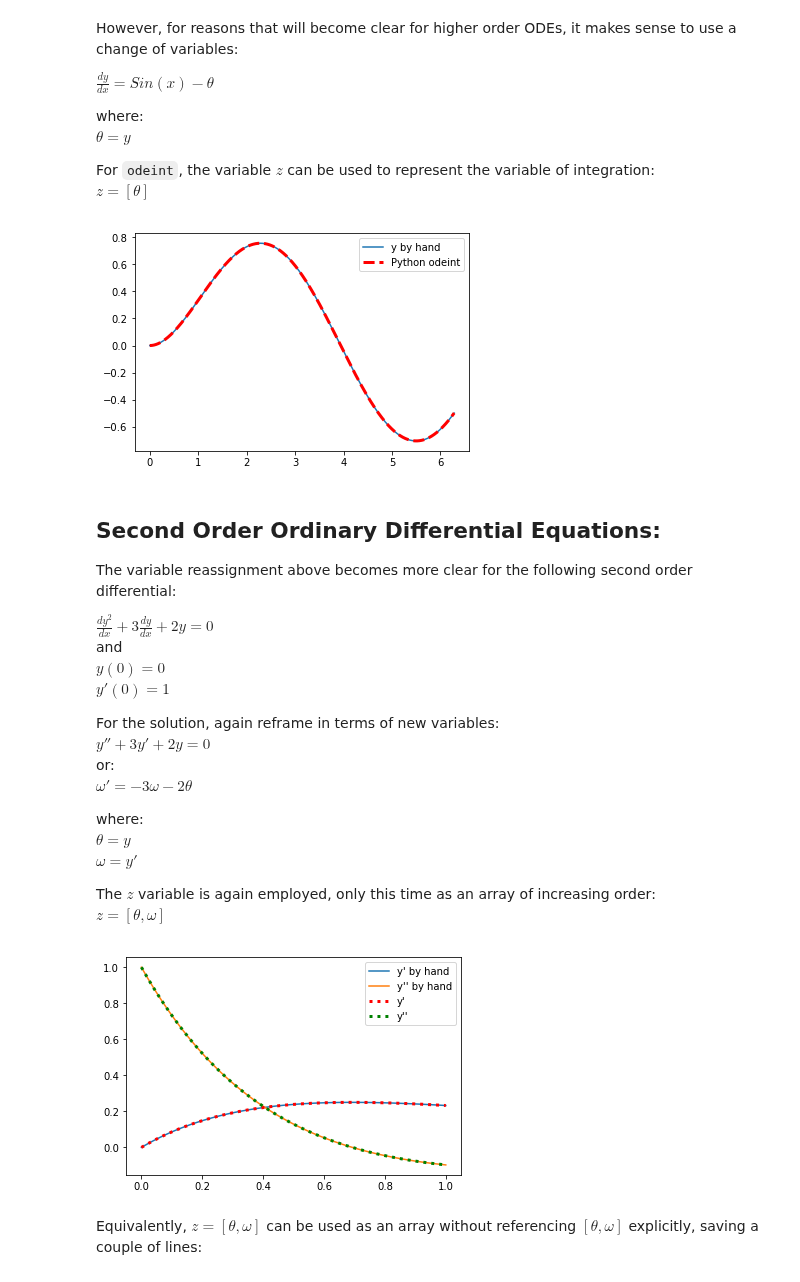
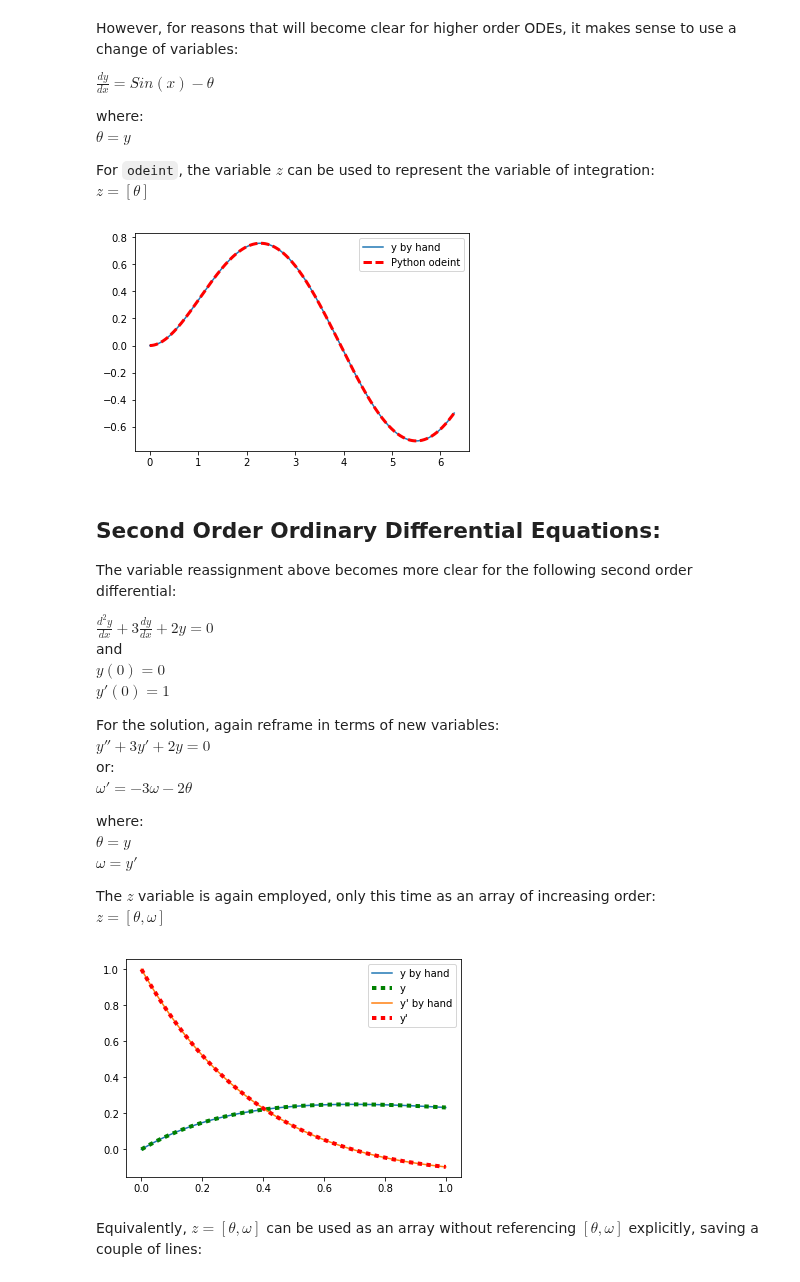
Before and after one commit to blakeflei/IntroScientificPythonWithJupyter, a Jupyter notebook: 09 - Ordinary Differential Equation (ODE) Examples.ipynb, the cells around one changed output. Saved outputs shown, nothing was run; the diff lists cells and outputs as text; code cells hidden in the pictures.

```diff
--- a/09 - Ordinary Differential Equation (ODE) Examples.ipynb
+++ b/09 - Ordinary Differential Equation (ODE) Examples.ipynb
@@ -119,9 +127,4 @@ $z = [\theta]$
 # %%
-# Define the ODE as function, use odeint to determine numerical solution
-def dy_dx(z, x):
-    theta = z
-    return np.sin(x) - theta
-
 # Use the ODE function odeint
 Y_calc = odeint(dy_dx, 0, X)
 Y_calc = np.array(Y_calc).flatten()
@@ -133,13 +136,13 @@ plt.plot(X, Y_calc, linestyle="dashed", color='red',linewidth=3, \
 plt.legend(loc='best')
 plt.show()
 # %% [output]
-[figure, old version]
+[figure, new version]
 # %% [markdown]
 ## Second Order Ordinary Differential Equations:
 
 The variable reassignment above becomes more clear for the following second order differential:
 
-$ \frac{dy^2}{dx}+3 \frac{dy}{dx} + 2y  = 0$
+$ \frac{d^2y}{dx}+3 \frac{dy}{dx} + 2y  = 0$
 and
 $y(0) = 0$
 $y'(0) = 1$
@@ -158,26 +161,28 @@ $ z = [\theta, \omega] $
 # %%
 X = np.linspace(0, 1, 100)
 
 def dy2_dx(z, x):
     theta = z[0]
     omega = z[1]
     f0 = -3*omega - 2*theta  # Define a relation in terms of first
                              #    order ODEs
-    return (omega, f0)       # Output omega and the solution
+    return (omega, f0)       # Output increasing orders
 
-y0 = (0,1) # Initial conditions - we determine what the values would
-           #    be at y=0 and y'=1
-dy_dxs = odeint(dy2_dx, y0, X) # Outputs [omega, f0] or [y', y'']
+y0 = (0,1) # Initial conditions at x = 0 (y=0 and y'=1)
+dy_dxs = odeint(dy2_dx, y0, X) # Output the solution to dy2_dx, or [y, y']
 
-plt.plot(X, -1*np.exp(-2*X) + np.exp(-X), label="y' by hand")
-plt.plot(X, 2*np.exp(-2*X) - np.exp(-X), label="y'' by hand")
 
-plt.plot(X, dy_dxs[:, 0], label="y'", linestyle="dotted", color='red', linewidth=3)
-plt.plot(X, dy_dxs[:, 1], label="y''", linestyle="dotted", color='green', linewidth=3)
+# Plot
+plt.plot(X, -1*np.exp(-2*X) + np.exp(-X), label="y by hand")
+plt.plot(X, dy_dxs[:, 0], label="y", linestyle="dotted", color='green', linewidth=4)
+
+plt.plot(X, 2*np.exp(-2*X) - np.exp(-X), label="y' by hand")
+plt.plot(X, dy_dxs[:, 1], label="y'", linestyle="dotted", color='red', linewidth=4)
+
 plt.legend()
 plt.show()
 # %% [output]
-[figure, old version]
+[figure, new version]
 # %% [markdown]
 Equivalently, $ z = [\theta, \omega] $  can be used as an array without referencing $ [\theta, \omega] $ explicitly, saving a couple of lines:
 # %%
```
Also changed, not shown: parts of 7 cells of this notebook.
